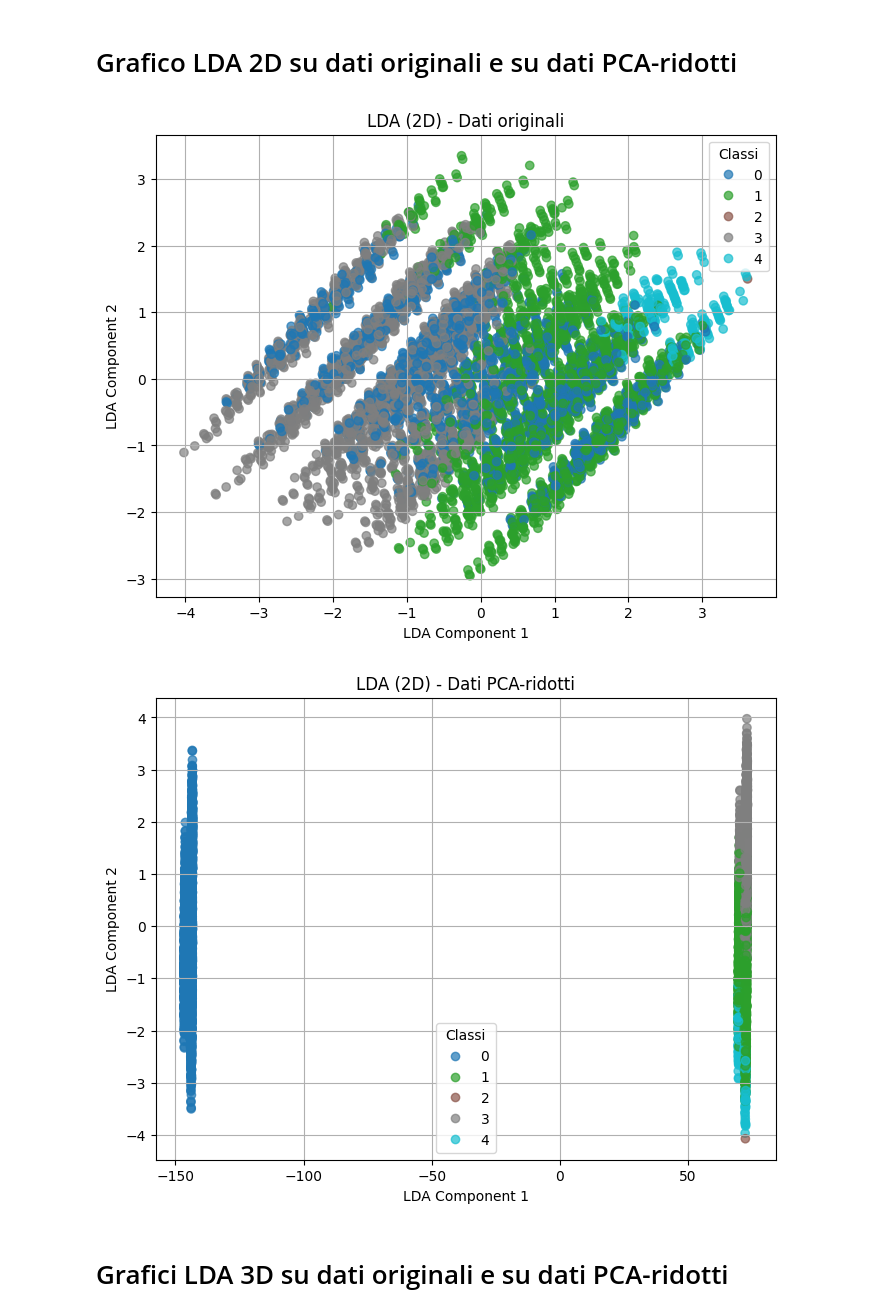
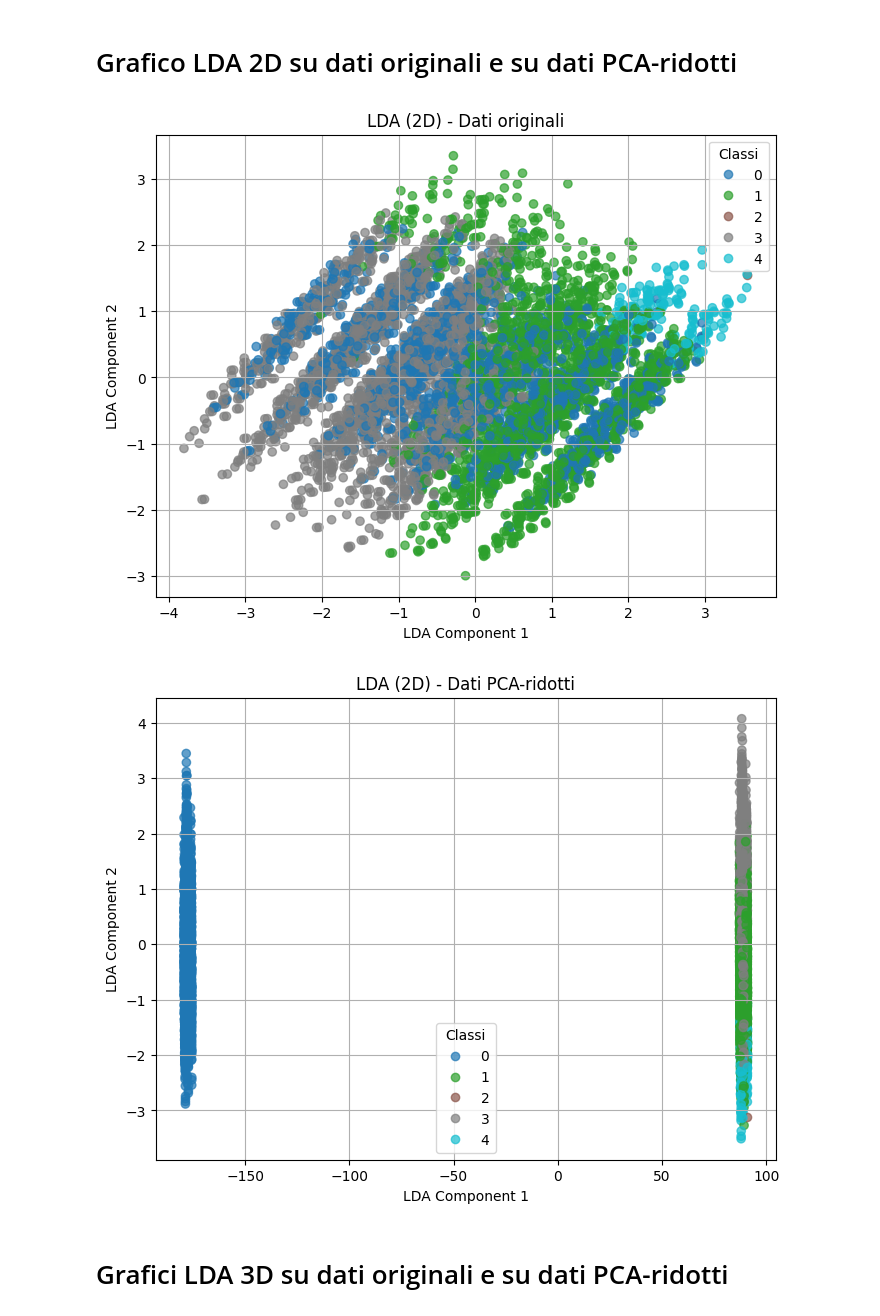
Before and after one commit to AlessioGiay/Progetto_MateIA, a Jupyter notebook: Progetto.ipynb, the cells around one changed output. Drawn from its saved outputs; the diff is of its cells as text; code cells hidden in the pictures.

```diff
--- a/Progetto.ipynb
+++ b/Progetto.ipynb
@@ -116,11 +123,11 @@ y = nursery_dataframe['class'].values
 random_state = 42
 np.random.seed(random_state)
 
-test_p = 0.3
+test_p = 0.5
 
-X_trainval, X_test, y_trainval, y_test = train_test_split(X, y, test_size=test_p, random_state=random_state, shuffle=True, stratify = y)
+X_train, X_test, y_train, y_test = train_test_split(X, y, test_size=test_p, random_state=random_state, shuffle=True, stratify = y)
 
-display(pd.DataFrame({'X_trainval': X_trainval.shape, 'X_test': X_test.shape}, index=['N. sanmples', 'N.features']))
+display(pd.DataFrame({'X_trainval': X_train.shape, 'X_test': X_test.shape}, index=['N. sanmples', 'N.features']))
 
 print("Distribuzione delle classi (train):")
 print(pd.Series(y_test).value_counts().sort_index())
@@ -138,15 +147,15 @@ Name: count, dtype: int64
 # %%
 # Inizializzazione oggetto PCA
-explvar_p = 0.95
+explvar_p = 0.9
 pca = PCA(n_components=explvar_p)
 
 # "Fit" dell'oggetto PCA
-X_trainval_pca = pca.fit_transform(X_trainval)
+X_train_pca = pca.fit_transform(X_train)
 X_test_pca = pca.transform(X_test)
 
 # PCA per il grafico
 pca_graph = PCA()
-pca_graph.fit(X_trainval)
+pca_graph.fit(X_train)
 
 # Calcoliamo la varianza spiegata cumulativa
 expld_variance = np.insert(np.cumsum(pca_graph.explained_variance_ratio_), 0, 0)
@@ -168,31 +177,31 @@ Numero di componenti principali selezionate: 18
 # Grafico LDA 2D su dati originali e su dati PCA-ridotti #
 # %%
 lda_vis = LDA(n_components=2)
-X_lda_2d = lda_vis.fit_transform(X_trainval, y_trainval)
+X_lda_2d = lda_vis.fit_transform(X_train, y_train)
 
 plt.figure(figsize=(8, 6))
-scatter = plt.scatter(X_lda_2d[:, 0], X_lda_2d[:, 1], c=y_trainval, cmap='tab10', alpha=0.7)
+scatter = plt.scatter(X_lda_2d[:, 0], X_lda_2d[:, 1], c=y_train, cmap='tab10', alpha=0.7)
 plt.title("LDA (2D) - Dati originali")
 plt.xlabel("LDA Component 1")
 plt.ylabel("LDA Component 2")
 plt.legend(*scatter.legend_elements(), title="Classi")
 plt.grid(True)
 plt.show()
 
 lda_vis_pca = LDA(n_components=2)
-X_lda_2d_pca = lda_vis_pca.fit_transform(X_trainval_pca, y_trainval)
+X_lda_2d_pca = lda_vis_pca.fit_transform(X_train_pca, y_train)
 
 plt.figure(figsize=(8, 6))
-scatter = plt.scatter(X_lda_2d_pca[:, 0], X_lda_2d_pca[:, 1], c=y_trainval, cmap='tab10', alpha=0.7)
+scatter = plt.scatter(X_lda_2d_pca[:, 0], X_lda_2d_pca[:, 1], c=y_train, cmap='tab10', alpha=0.7)
 plt.title("LDA (2D) - Dati PCA-ridotti")
 plt.xlabel("LDA Component 1")
 plt.ylabel("LDA Component 2")
 plt.legend(*scatter.legend_elements(), title="Classi")
 plt.grid(True)
 plt.show()
 # %% [output]
-[figure, old version]
+[figure, new version]
-[figure, old version]
+[figure, new version]
 # %% [markdown]
 # Grafici LDA 3D su dati originali e su dati PCA-ridotti #
 # %%
```
Also changed, not shown: parts of 15 cells of this notebook.
